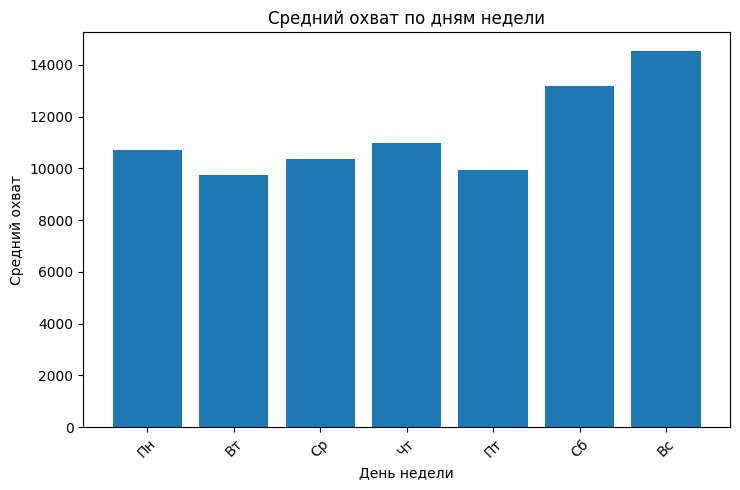
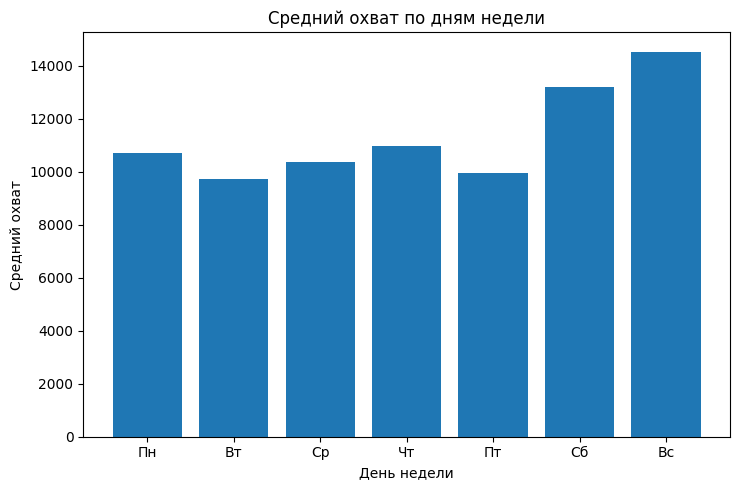
The notebook cell's code change between the first figure and the second:
--- before
+++ after
@@ -8,5 +8,4 @@
 plt.figure(figsize=(7.5, 5))
 plt.bar(views_by_weekday["weekday"], views_by_weekday["mean_views"])
-plt.xticks(rotation=45)
 plt.title("Средний охват по дням недели")
 plt.xlabel("День недели")

Commit: поправил графики